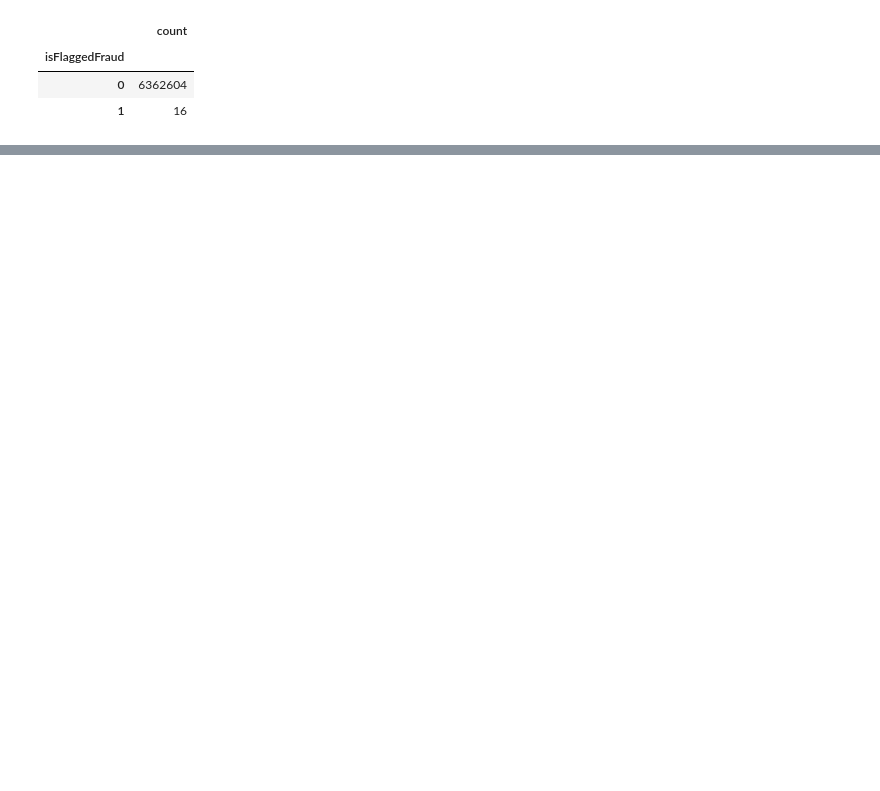
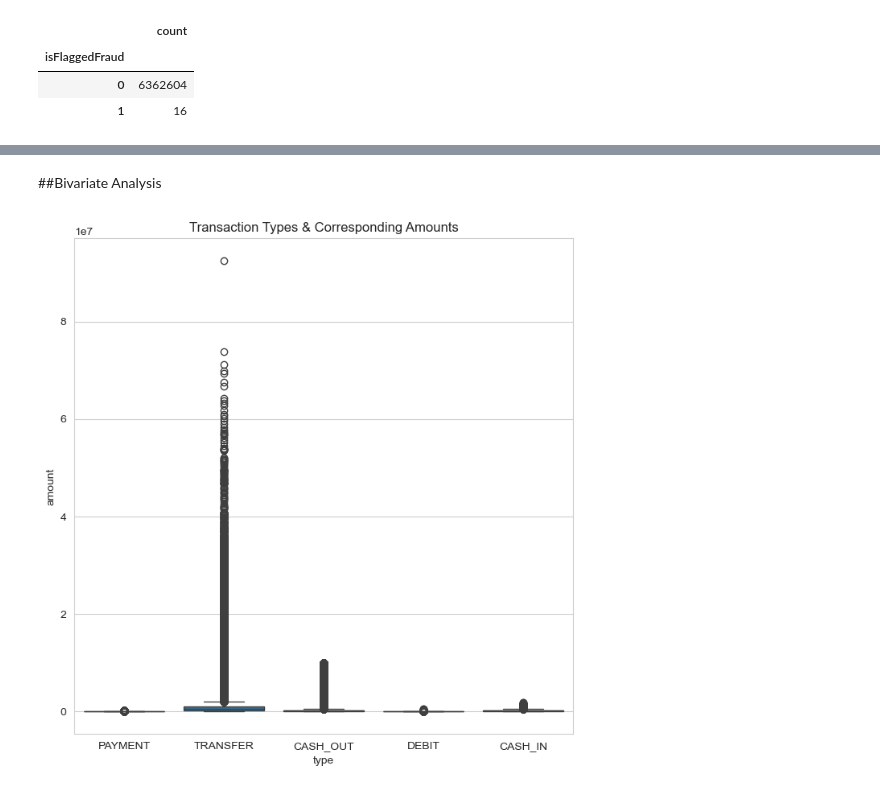
Before and after one commit to Jacqs395/Financial_Fraud, a Jupyter notebook: fin_fraud_eda.ipynb, the cells around one changed output, grey strips where cells are left out. Drawn from its saved outputs; the diff is of its cells as text; code cells hidden in the pictures; blank space fills up the shorter version.

```diff
--- a/fin_fraud_eda.ipynb
+++ b/fin_fraud_eda.ipynb
@@ -250,0 +288,10 @@ plt.show()
+# %% [markdown]
+##Bivariate Analysis
+# %%
+#Relationship between types of transactions and corresponding amounts
+plt.figure(figsize=(8,8))
+sns.boxplot(x="type", y="amount", data=df)
+plt.title("Transaction Types & Corresponding Amounts")
+plt.show()
+# %% [output]
+[figure, added]
```
Also changed, not shown: parts of 19 cells of this notebook, 3 other files.
